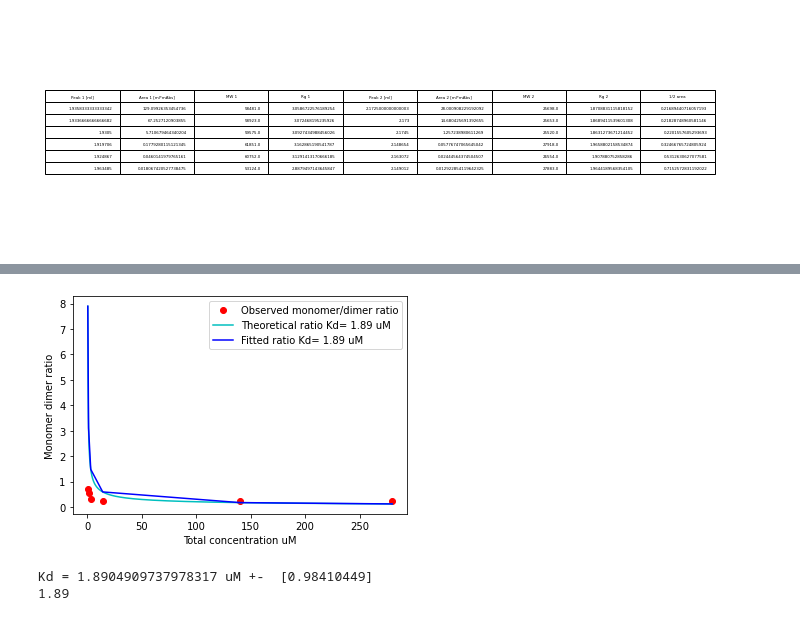
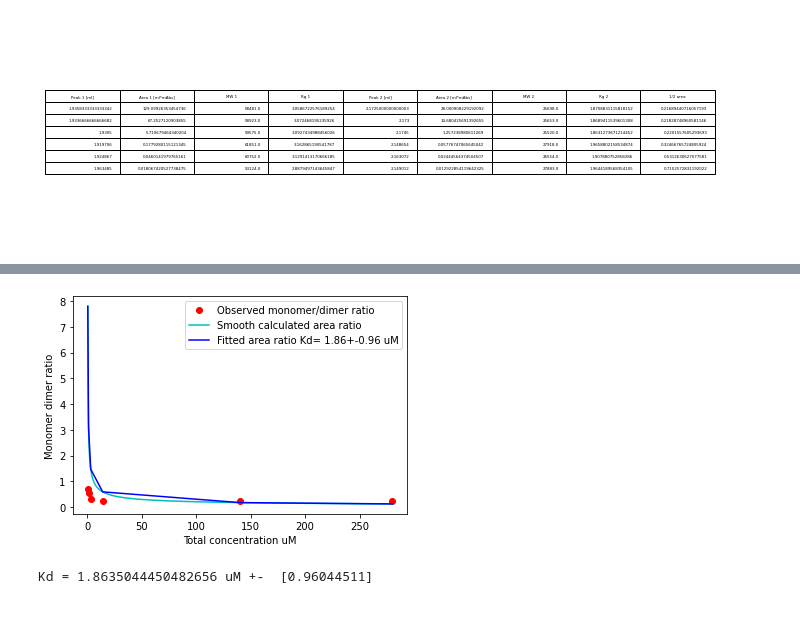
Before and after one commit to MichaelGajhede/SEC_analysis, a Jupyter notebook: SEC_fig.ipynb, the cells around one changed output, grey strips where cells are left out. Saved outputs shown, nothing was run; the diff lists cells and outputs as text; code cells hidden in the pictures.

```diff
--- a/SEC_fig.ipynb
+++ b/SEC_fig.ipynb
@@ -153,5 +189,9 @@ plt.show()
 # %%
 # create list of dictionaries with results from all chromatograms
+
+import uncertainties as unc
+import uncertainties.unumpy as unumpy
+
 
 row_list = [] # list for results dictionaries
 
@@ -205,8 +245,9 @@ for key,value in selected_dict_df.items():
     for i,obj in enumerate(borders):
         start = int(obj[0])
         end = int(obj[1])
-        area = integrate.simpson(y[start:end], x[start:end])
-        #print('Peak area', i, ':', integrate.simpson(y[start:end], x[start:end]), 'mAbs*ml')
+        #area = integrate.simpson(y[start:end], x[start:end])
+        area = simpson_integration_discrete( x[start:end],y[start:end])
+        print('Peak area', i, ':', integrate.simpson(y[start:end], x[start:end]), 'mAbs*ml')
         peak_areas.append(area)
 
     for i,obj in enumerate(peaks_ml):
@@ -475,40 +576,38 @@ area_2 = unumpy.uarray( area_2, err_2 )
 
 # calculate ratio with error propagation
 r = area_2/area_1
 
 sigmas = np.empty(len(r))
 r_values = np.empty(len(r))
 
 # extract uncertainties
 for i,o in enumerate(r):
   sigmas[i] = o.std_dev
 
 # extract values
 for i,o in enumerate(r):
   r_values[i] = o.n
 
 #Generate smooth curve
 smooth_x = np.arange(.3, 280,.01)
 
 # Fit the function to the data using curve_fit
-popt, pcov = curve_fit(monomer_dimer_ratio, xdata, ydata, 1, sigma=sigmas)
+popt, pcov = curve_fit(monomer_dimer_ratio, x, r_values, 1, sigma=sigmas)
 
 # Plot the results
 plt.plot(x, r_values, 'ro', label='Observed monomer/dimer ratio')
-plt.plot(smooth_x, monomer_dimer_ratio(tst_x, *popt), 'c-', label='smooth calculated ratio' )
-plt.plot(x, monomer_dimer_ratio(x, *popt), 'b-', label='Fitted ratio Kd= '+str(round(popt[0],2))+' uM' )
+plt.plot(smooth_x, monomer_dimer_ratio(smooth_x, *popt), 'c-', label='Smooth calculated area ratio' )
+plt.plot(x, monomer_dimer_ratio(x, *popt), 'b-', label='Fitted area ratio Kd= '+str(round(popt[0],2))+ '+-' +str(round(float(np.sqrt(np.diag(pcov))),2)) +' uM' )
 plt.xlabel('Total concentration uM')
 plt.ylabel('Monomer dimer ratio')
 plt.legend()
 plt.show()
 
 # Print the fitted parameter value
 print('Kd =', popt[0], 'uM', '+- ', str(np.sqrt(np.diag(pcov))))
-print(round(popt[0], 2))
 # %% [output]
-[figure, old version]
+[figure, new version]
-Kd = 1.8904909737978317 uM +-  [0.98410449]
-1.89
+Kd = 1.8635044450482656 uM +-  [0.96044511]
 # %%
 #plot all selected traces
 from matplotlib.patches import Patch
```
Also changed, not shown: parts of 4 cells of this notebook.
